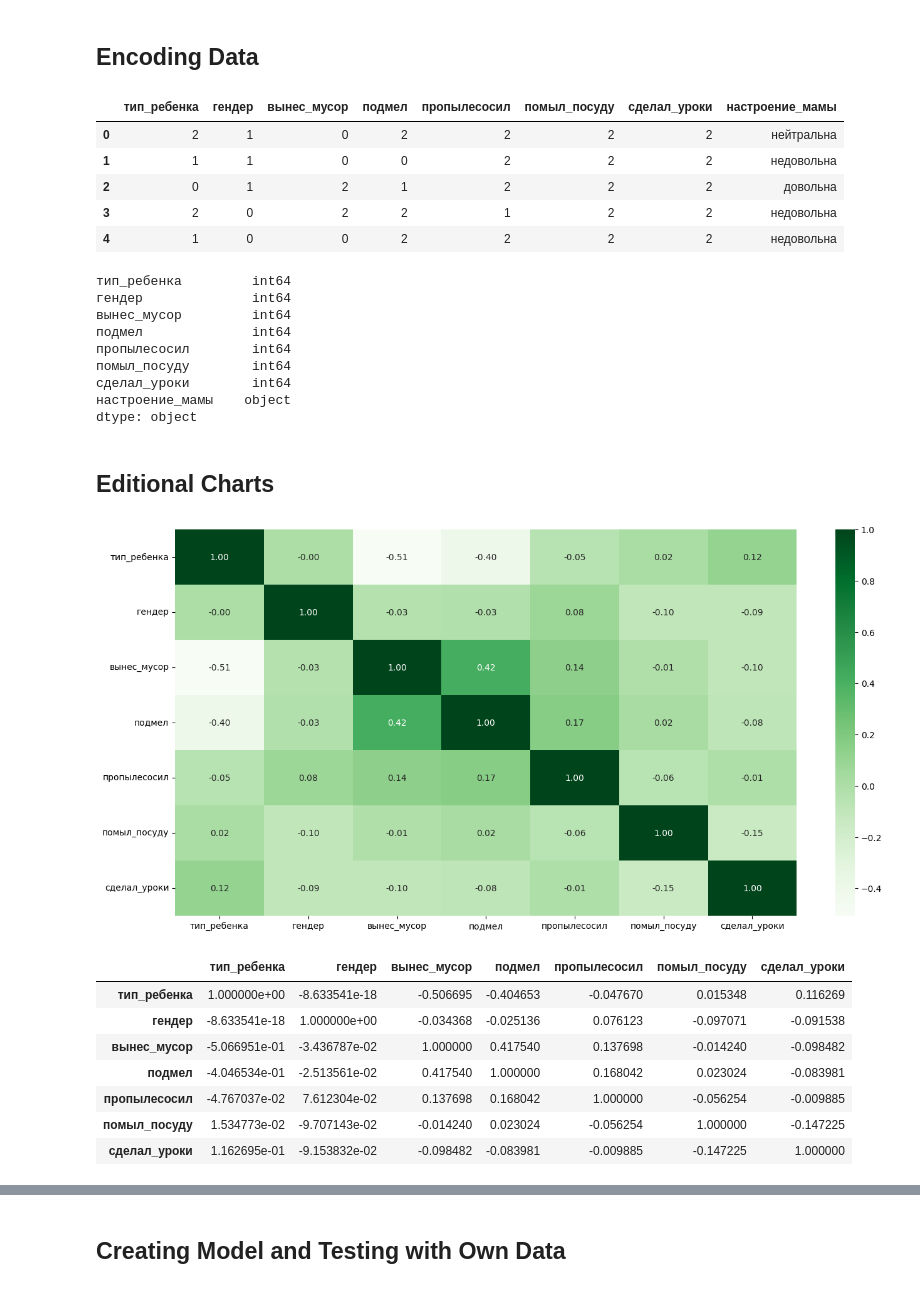
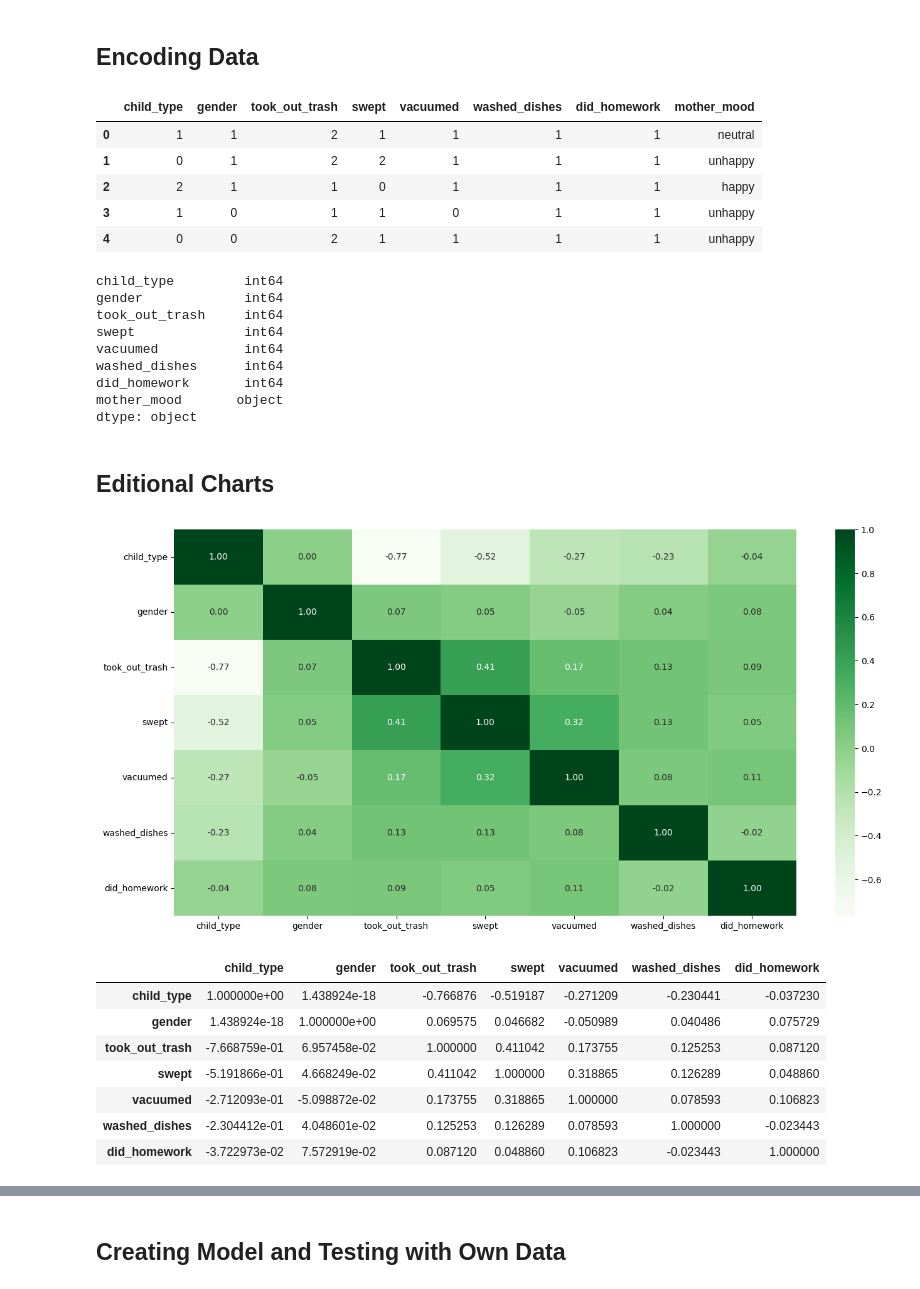
Before and after one commit to DaniilBaruah/mom-emotion-predictor, a Jupyter notebook: mother_model.ipynb, the cells around one changed output, grey strips where cells are left out. Cells and saved outputs as stored; diff of their text form; code cells hidden in the pictures.

```diff
--- a/mother_model.ipynb
+++ b/mother_model.ipynb
@@ -68,5 +68,5 @@ plt.show()
 # %%
-cols = ['гендер', 'тип_ребенка', 'настроение_мамы']
+cols = ['gender', 'child_type', 'mother_mood']
 plt.figure(figsize=(15, 15))
 for i, col in enumerate(cols):
     plt.subplot(3, 2, i + 1) # 3 - rows, 2 - columns i + 1 - index
@@ -80,7 +80,7 @@ plt.show()
 # %%
 encoders = {}
 
-columns = df.select_dtypes(include='object').drop(columns='настроение_мамы').columns
+columns = df.select_dtypes(include='object').drop(columns='mother_mood').columns
 
 for col in columns:
     encoders[col] = LabelEncoder()
@@ -89,41 +89,41 @@ for col in columns:
 
 df.head()
 # %% [output]
-|  | тип_ребенка | гендер | вынес_мусор | подмел | пропылесосил | помыл_посуду | сделал_уроки | настроение_мамы |
-| 0 | 2 | 1 | 0 | 2 | 2 | 2 | 2 | нейтральна |
-| 1 | 1 | 1 | 0 | 0 | 2 | 2 | 2 | недовольна |
-| 2 | 0 | 1 | 2 | 1 | 2 | 2 | 2 | довольна |
-| 3 | 2 | 0 | 2 | 2 | 1 | 2 | 2 | недовольна |
-| 4 | 1 | 0 | 0 | 2 | 2 | 2 | 2 | недовольна |
+|  | child_type | gender | took_out_trash | swept | vacuumed | washed_dishes | did_homework | mother_mood |
+| 0 | 1 | 1 | 2 | 1 | 1 | 1 | 1 | neutral |
+| 1 | 0 | 1 | 2 | 2 | 1 | 1 | 1 | unhappy |
+| 2 | 2 | 1 | 1 | 0 | 1 | 1 | 1 | happy |
+| 3 | 1 | 0 | 1 | 1 | 0 | 1 | 1 | unhappy |
+| 4 | 0 | 0 | 2 | 1 | 1 | 1 | 1 | unhappy |
 # %%
 df.dtypes
 # %% [output]
-тип_ребенка         int64
-гендер              int64
-вынес_мусор         int64
-подмел              int64
-пропылесосил        int64
-помыл_посуду        int64
-сделал_уроки        int64
-настроение_мамы    object
+child_type         int64
+gender             int64
+took_out_trash     int64
+swept              int64
+vacuumed           int64
+washed_dishes      int64
+did_homework       int64
+mother_mood       object
 dtype: object
 # %% [markdown]
 ## Editional Charts
 # %%
 plt.figure(figsize=(16, 8))
-sns.heatmap(df.drop(columns='настроение_мамы').corr(), annot=True, fmt='.2f', cmap='Greens')# зависимость колонок друг от друга
+sns.heatmap(df.drop(columns='mother_mood').corr(), annot=True, fmt='.2f', cmap='Greens')
 plt.show()
 # %% [output]
-[figure, old version]
+[figure, new version]
 # %%
-df.drop(columns='настроение_мамы').corr()
+df.drop(columns='mother_mood').corr()
 # %% [output]
-|  | тип_ребенка | гендер | вынес_мусор | подмел | пропылесосил | помыл_посуду | сделал_уроки |
-| тип_ребенка | 1.000000e+00 | -8.633541e-18 | -0.506695 | -0.404653 | -0.047670 | 0.015348 | 0.116269 |
-| гендер | -8.633541e-18 | 1.000000e+00 | -0.034368 | -0.025136 | 0.076123 | -0.097071 | -0.091538 |
-| вынес_мусор | -5.066951e-01 | -3.436787e-02 | 1.000000 | 0.417540 | 0.137698 | -0.014240 | -0.098482 |
-| подмел | -4.046534e-01 | -2.513561e-02 | 0.417540 | 1.000000 | 0.168042 | 0.023024 | -0.083981 |
-| пропылесосил | -4.767037e-02 | 7.612304e-02 | 0.137698 | 0.168042 | 1.000000 | -0.056254 | -0.009885 |
-| помыл_посуду | 1.534773e-02 | -9.707143e-02 | -0.014240 | 0.023024 | -0.056254 | 1.000000 | -0.147225 |
-| сделал_уроки | 1.162695e-01 | -9.153832e-02 | -0.098482 | -0.083981 | -0.009885 | -0.147225 | 1.000000 |
+|  | child_type | gender | took_out_trash | swept | vacuumed | washed_dishes | did_homework |
+| child_type | 1.000000e+00 | 1.438924e-18 | -0.766876 | -0.519187 | -0.271209 | -0.230441 | -0.037230 |
+| gender | 1.438924e-18 | 1.000000e+00 | 0.069575 | 0.046682 | -0.050989 | 0.040486 | 0.075729 |
+| took_out_trash | -7.668759e-01 | 6.957458e-02 | 1.000000 | 0.411042 | 0.173755 | 0.125253 | 0.087120 |
+| swept | -5.191866e-01 | 4.668249e-02 | 0.411042 | 1.000000 | 0.318865 | 0.126289 | 0.048860 |
+| vacuumed | -2.712093e-01 | -5.098872e-02 | 0.173755 | 0.318865 | 1.000000 | 0.078593 | 0.106823 |
+| washed_dishes | -2.304412e-01 | 4.048601e-02 | 0.125253 | 0.126289 | 0.078593 | 1.000000 | -0.023443 |
+| did_homework | -3.722973e-02 | 7.572919e-02 | 0.087120 | 0.048860 | 0.106823 | -0.023443 | 1.000000 |
 # %%
```
Also changed, not shown: parts of 18 cells of this notebook.
